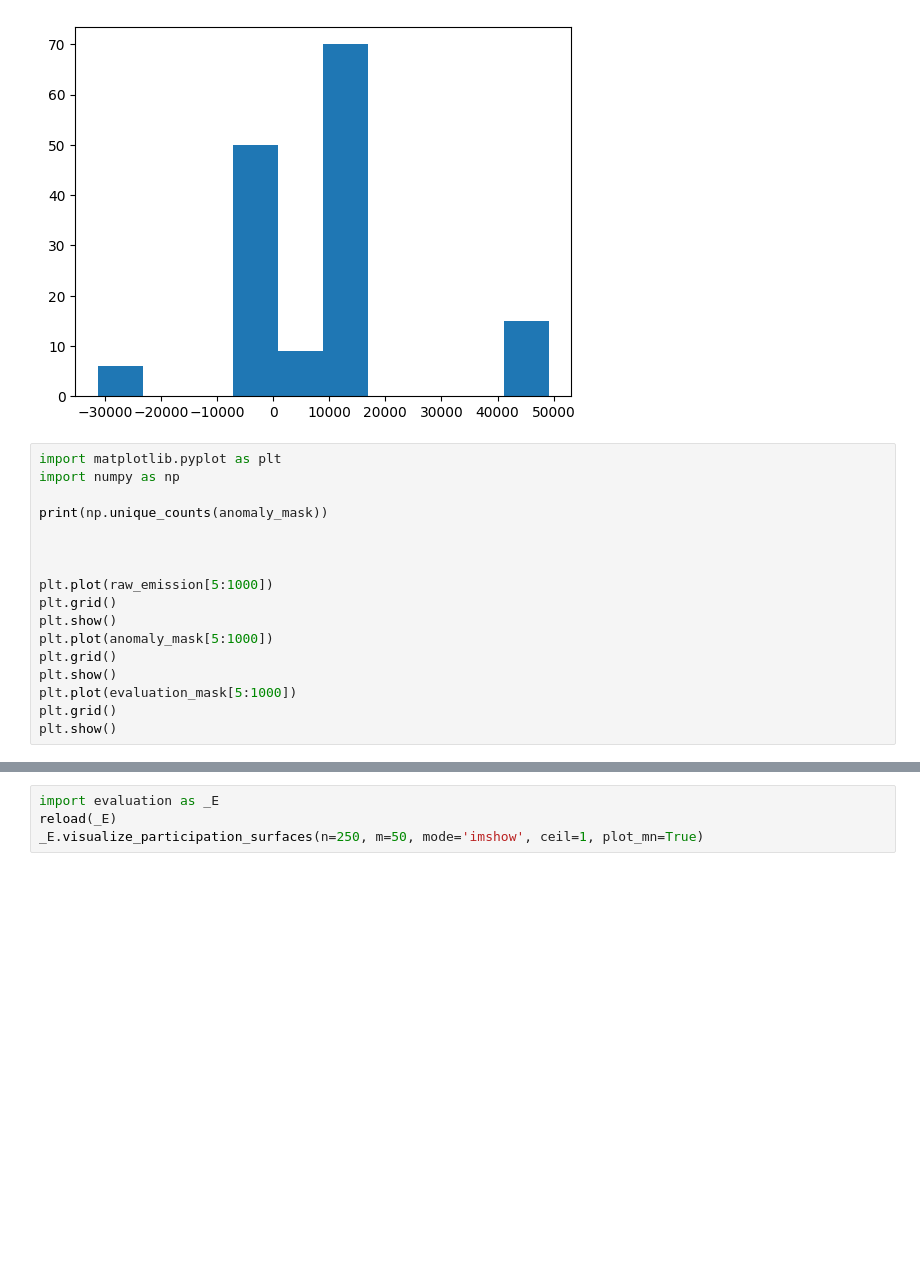
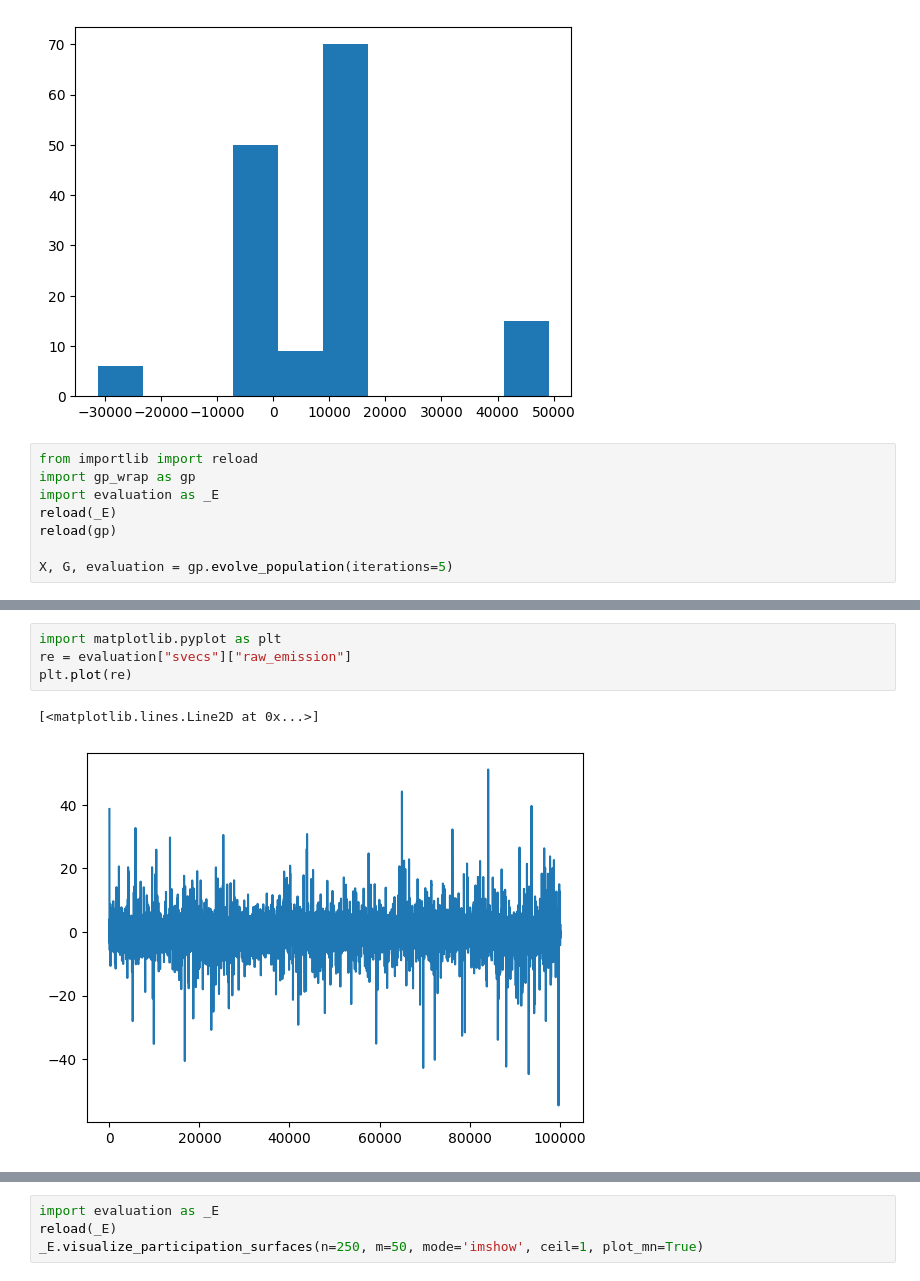
Before and after one commit to Logan-Kelsch/Structural_Regression, a Jupyter notebook: src/dev.ipynb, the cells around one changed output, grey strips where cells are left out. Saved outputs shown, nothing was run; the diff lists cells and outputs as text; blank space fills up the shorter version.

```diff
--- a/src/dev.ipynb
+++ b/src/dev.ipynb
@@ -625,19 +571,10 @@ plt.hist(eval["R"])
  <BarContainer object of 10 artists>)
 [figure]
 # %%
-import matplotlib.pyplot as plt
-import numpy as np
+from importlib import reload
+import gp_wrap as gp
+import evaluation as _E
+reload(_E)
+reload(gp)
 
-print(np.unique_counts(anomaly_mask))
-
-
-
-plt.plot(raw_emission[5:1000])
-plt.grid()
-plt.show()
-plt.plot(anomaly_mask[5:1000])
-plt.grid()
-plt.show()
-plt.plot(evaluation_mask[5:1000])
-plt.grid()
-plt.show()
+X, G, evaluation = gp.evolve_population(iterations=5)
@@ -643,0 +650,7 @@ plt.show()
+# %%
+import matplotlib.pyplot as plt
+re = evaluation["svecs"]["raw_emission"]
+plt.plot(re)
+# %% [output]
+[<matplotlib.lines.Line2D at 0x...>]
+[figure, added]
```
Also changed, not shown: parts of 17 cells of this notebook, 5 other files.
